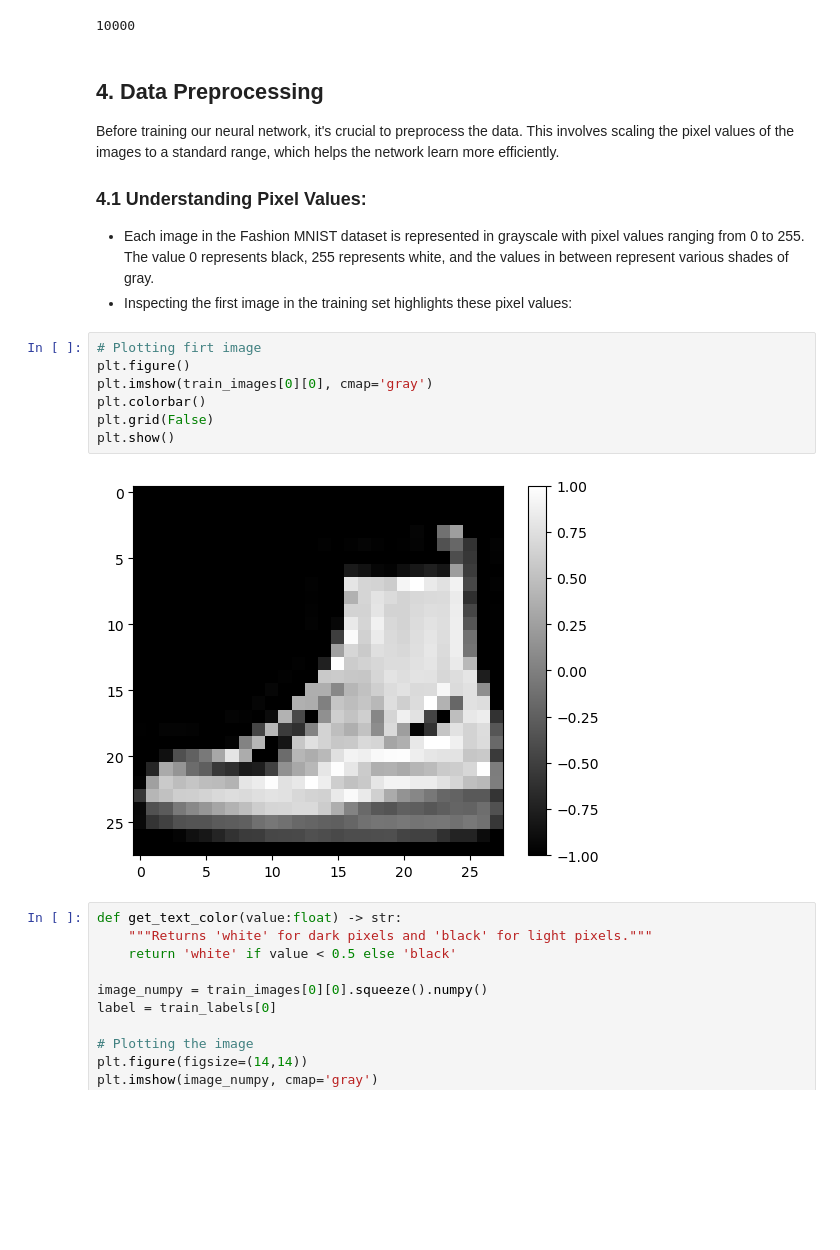
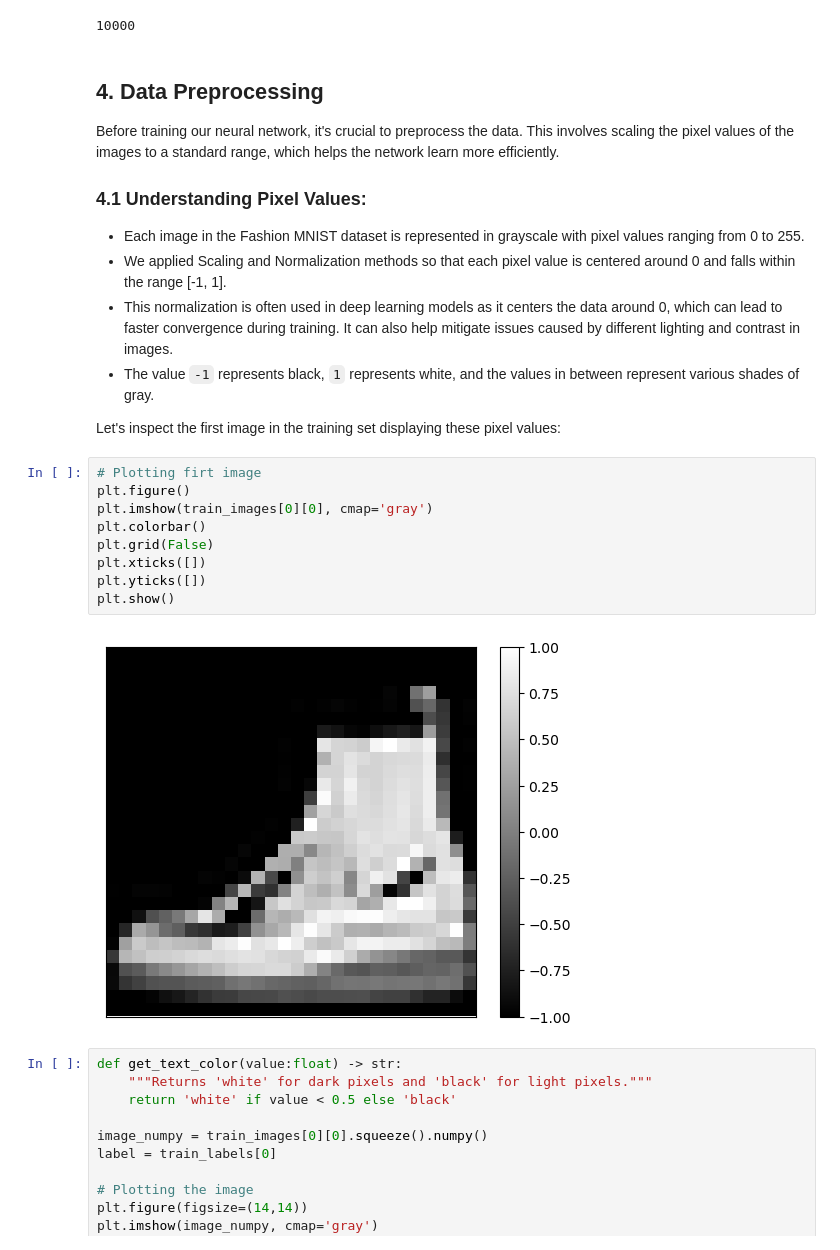
Before and after one commit to murilogustineli/computer-vision-demo, a Jupyter notebook: cv_demo.ipynb, the cells around one changed output. Drawn from its saved outputs; the diff is of its cells as text; blank space fills up the shorter version.

```diff
--- a/cv_demo.ipynb
+++ b/cv_demo.ipynb
@@ -219,17 +219,23 @@ len(test_labels)    # Output expected: 10000
 Before training our neural network, it's crucial to preprocess the data. This involves scaling the pixel values of the images to a standard range, which helps the network learn more efficiently.
 
 ### 4.1 Understanding Pixel Values:
-- Each image in the Fashion MNIST dataset is represented in grayscale with pixel values ranging from 0 to 255. The value 0 represents black, 255 represents white, and the values in between represent various shades of gray.
-- Inspecting the first image in the training set highlights these pixel values:
+- Each image in the Fashion MNIST dataset is represented in grayscale with pixel values ranging from 0 to 255.
+- We applied Scaling and Normalization methods so that each pixel value is centered around 0 and falls within the range [-1, 1].
+- This normalization is often used in deep learning models as it centers the data around 0, which can lead to faster convergence during training. It can also help mitigate issues caused by different lighting and contrast in images.
+- The value `-1` represents black, `1` represents white, and the values in between represent various shades of gray.
+
+Let's inspect the first image in the training set displaying these pixel values:
 # %%
 # Plotting firt image
 plt.figure()
 plt.imshow(train_images[0][0], cmap='gray')
 plt.colorbar()
 plt.grid(False)
+plt.xticks([])
+plt.yticks([])
 plt.show()
 # %% [output]
-[figure, old version]
+[figure, new version]
 # %%
 def get_text_color(value:float) -> str:
     """Returns 'white' for dark pixels and 'black' for light pixels."""
```
